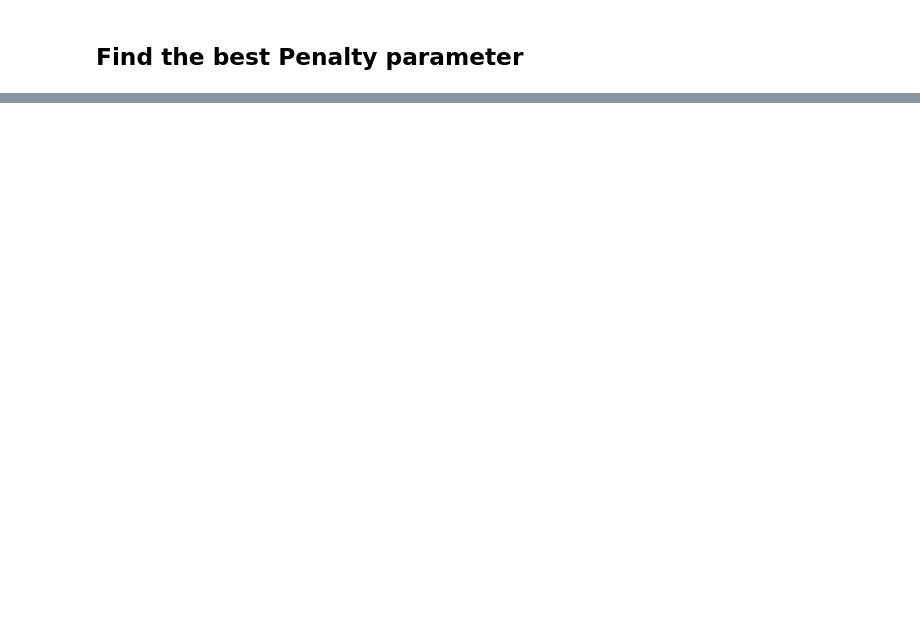
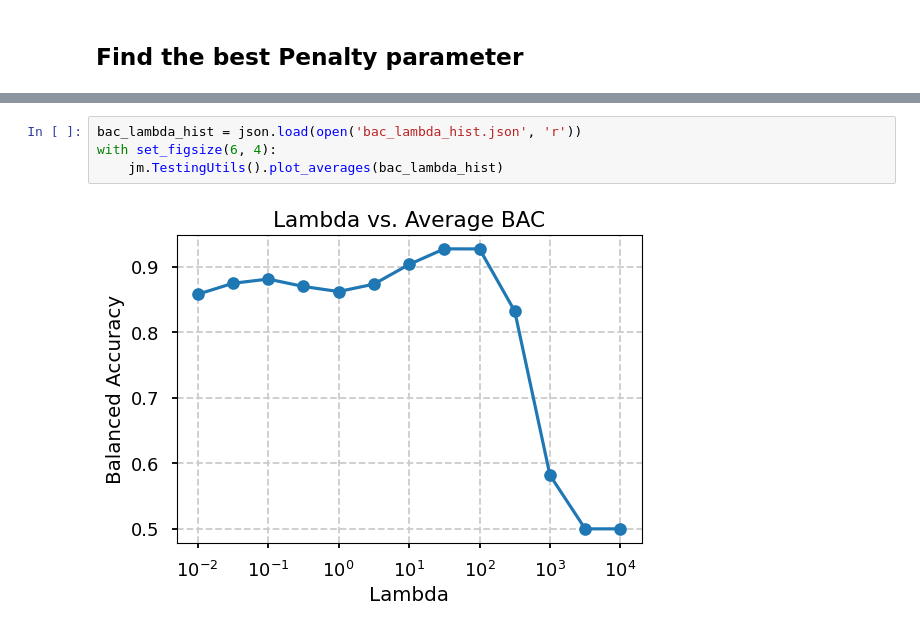
Before and after one commit to YimingZhang07/quantbullet, a Jupyter notebook: docs/research/jump_model_prod.ipynb, the cells around one changed output, grey strips where cells are left out. Drawn from its saved outputs; the diff is of its cells as text; blank space fills up the shorter version.

```diff
--- a/docs/research/jump_model_prod.ipynb
+++ b/docs/research/jump_model_prod.ipynb
@@ -91,0 +93,6 @@ for lambda_ in lambda_range:
+# %%
+bac_lambda_hist = json.load(open('bac_lambda_hist.json', 'r'))
+with set_figsize(6, 4):
+    jm.TestingUtils().plot_averages(bac_lambda_hist)
+# %% [output]
+[figure, added]
```
Also changed, not shown: parts of 14 cells of this notebook, 10 other files.
